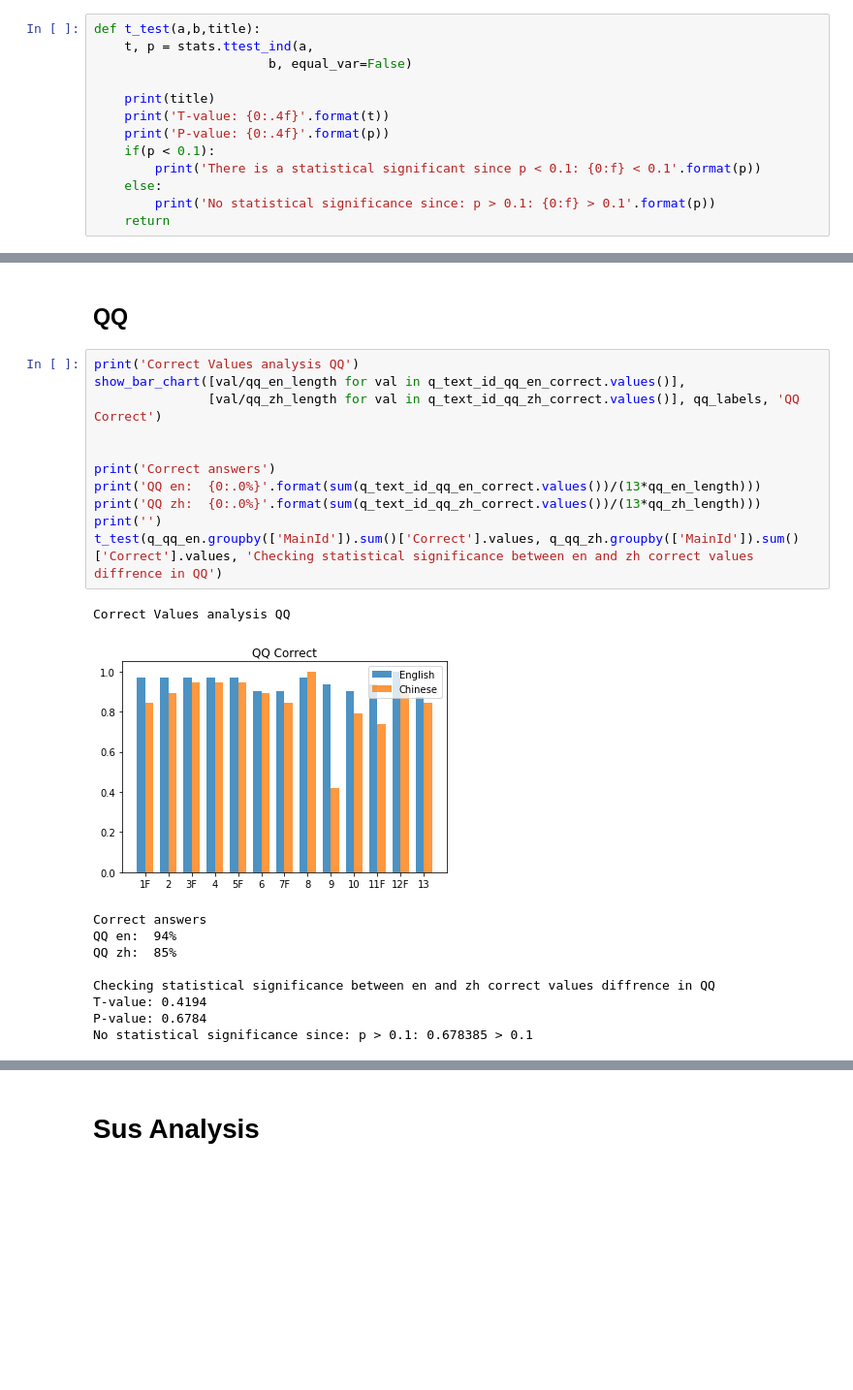
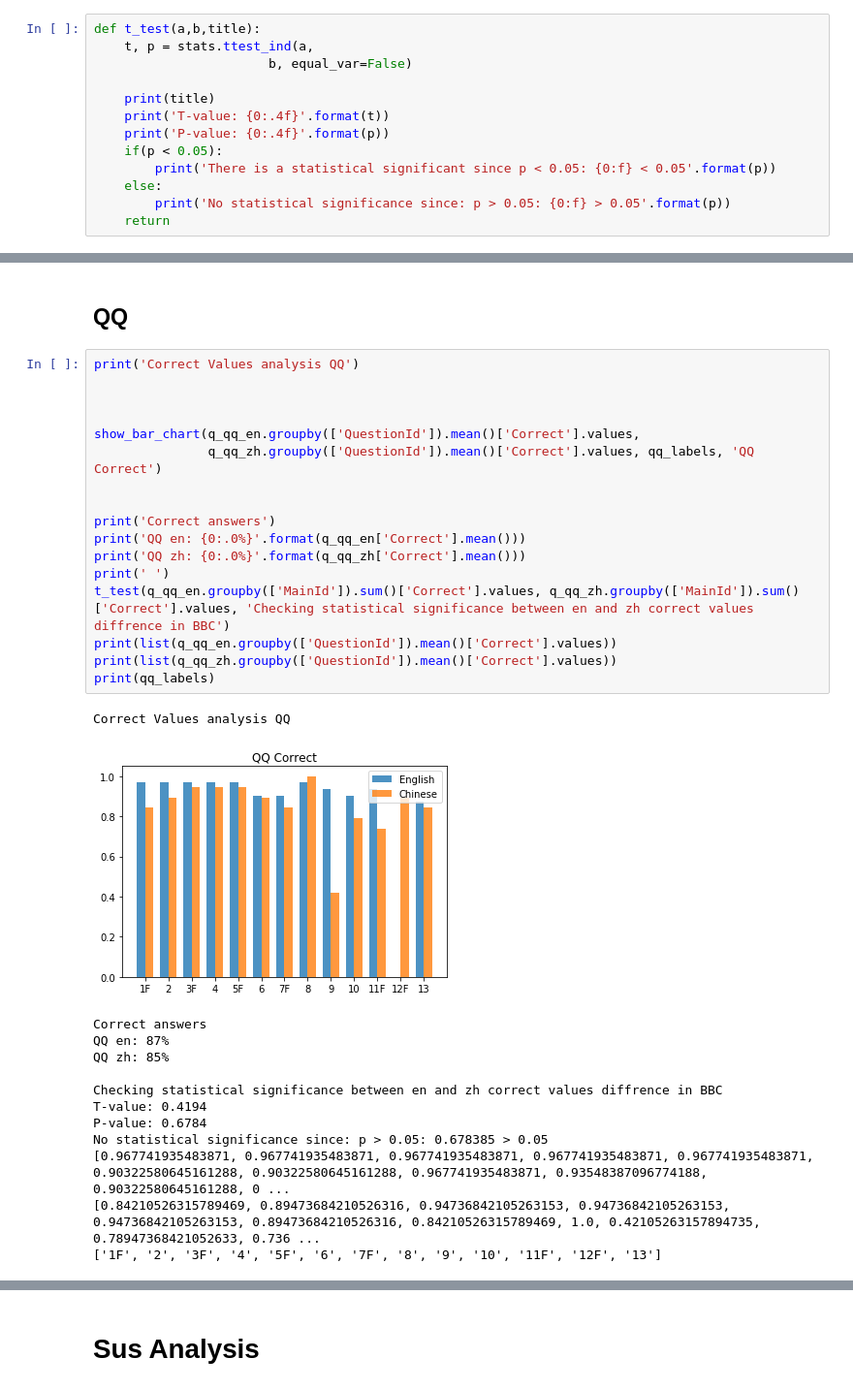
Before and after one commit to mliljenberg/ExJobb, a Jupyter notebook: Analysis.ipynb, the cells around one changed output, grey strips where cells are left out. Shown at 97% size. Drawn from its saved outputs; the diff is of its cells as text; blank space fills up the shorter version.

```diff
--- a/Analysis.ipynb
+++ b/Analysis.ipynb
@@ -61,10 +62,10 @@ def t_test(a,b,title):
     print(title)
     print('T-value: {0:.4f}'.format(t))
     print('P-value: {0:.4f}'.format(p))
-    if(p < 0.1):
-        print('There is a statistical significant since p < 0.1: {0:f} < 0.1'.format(p))
+    if(p < 0.05):
+        print('There is a statistical significant since p < 0.05: {0:f} < 0.05'.format(p))
     else:
-        print('No statistical significance since: p > 0.1: {0:f} > 0.1'.format(p))
+        print('No statistical significance since: p > 0.05: {0:f} > 0.05'.format(p))
     return
 # %%
 def normal_bar(values1,labels,title):
@@ -554,23 +452,32 @@ There is a statistical significant since p < 0.1: 0.000011 < 0.1
 ## QQ
 # %%
 print('Correct Values analysis QQ')
-show_bar_chart([val/qq_en_length for val in q_text_id_qq_en_correct.values()],
-               [val/qq_zh_length for val in q_text_id_qq_zh_correct.values()], qq_labels, 'QQ Correct')
+
+
+
+show_bar_chart(q_qq_en.groupby(['QuestionId']).mean()['Correct'].values,
+               q_qq_zh.groupby(['QuestionId']).mean()['Correct'].values, qq_labels, 'QQ Correct')
 
 
 print('Correct answers')
-print('QQ en:  {0:.0%}'.format(sum(q_text_id_qq_en_correct.values())/(13*qq_en_length)))
-print('QQ zh:  {0:.0%}'.format(sum(q_text_id_qq_zh_correct.values())/(13*qq_zh_length)))
-print('')
-t_test(q_qq_en.groupby(['MainId']).sum()['Correct'].values, q_qq_zh.groupby(['MainId']).sum()['Correct'].values, 'Checking statistical significance between en and zh correct values diffrence in QQ')
+print('QQ en: {0:.0%}'.format(q_qq_en['Correct'].mean()))
+print('QQ zh: {0:.0%}'.format(q_qq_zh['Correct'].mean()))
+print(' ')
+t_test(q_qq_en.groupby(['MainId']).sum()['Correct'].values, q_qq_zh.groupby(['MainId']).sum()['Correct'].values, 'Checking statistical significance between en and zh correct values diffrence in BBC')
+print(list(q_qq_en.groupby(['QuestionId']).mean()['Correct'].values))
+print(list(q_qq_zh.groupby(['QuestionId']).mean()['Correct'].values))
+print(qq_labels)
 # %% [output]
 Correct Values analysis QQ
-[figure, old version]
+[figure, new version]
 Correct answers
-QQ en:  94%
-QQ zh:  85%
+QQ en: 87%
+QQ zh: 85%
 
-Checking statistical significance between en and zh correct values diffrence in QQ
+Checking statistical significance between en and zh correct values diffrence in BBC
 T-value: 0.4194
 P-value: 0.6784
-No statistical significance since: p > 0.1: 0.678385 > 0.1
+No statistical significance since: p > 0.05: 0.678385 > 0.05
+[0.967741935483871, 0.967741935483871, 0.967741935483871, 0.967741935483871, 0.967741935483871, 0.90322580645161288, 0.90322580645161288, 0.967741935483871, 0.93548387096774188, 0.90322580645161288, 0 ...
+[0.84210526315789469, 0.89473684210526316, 0.94736842105263153, 0.94736842105263153, 0.94736842105263153, 0.89473684210526316, 0.84210526315789469, 1.0, 0.42105263157894735, 0.78947368421052633, 0.736 ...
+['1F', '2', '3F', '4', '5F', '6', '7F', '8', '9', '10', '11F', '12F', '13']
```
Also changed, not shown: parts of 33 cells of this notebook, 32 other files.
